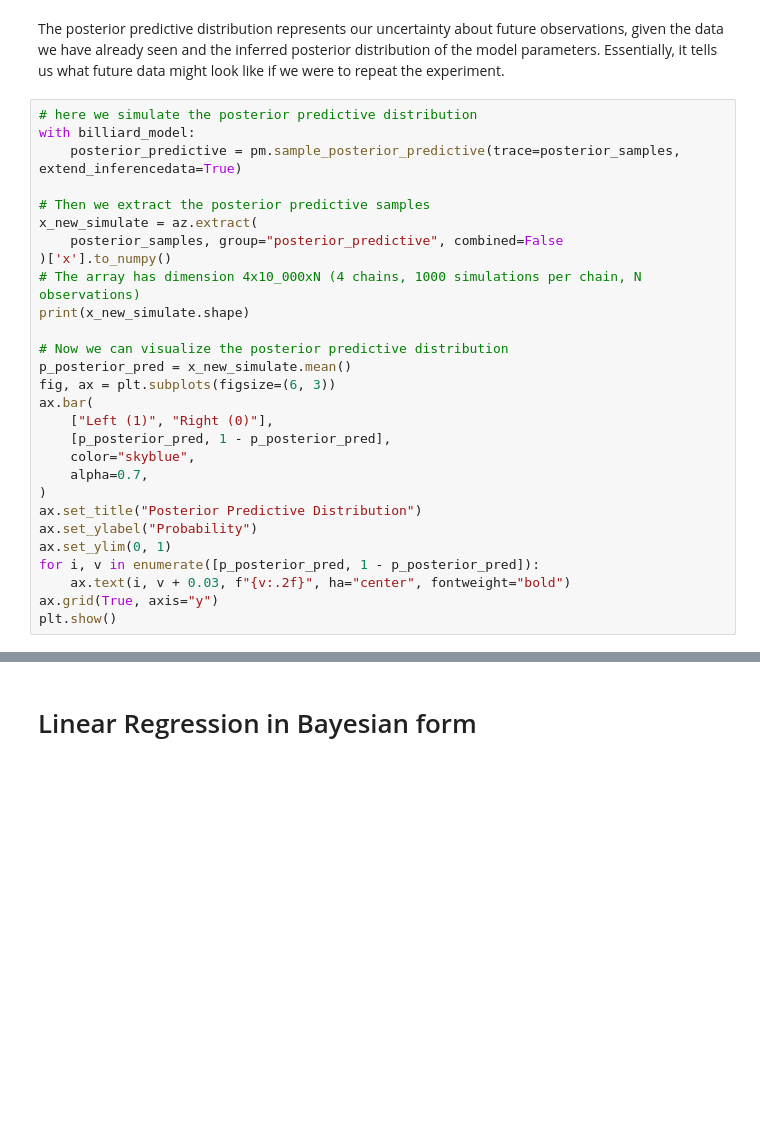
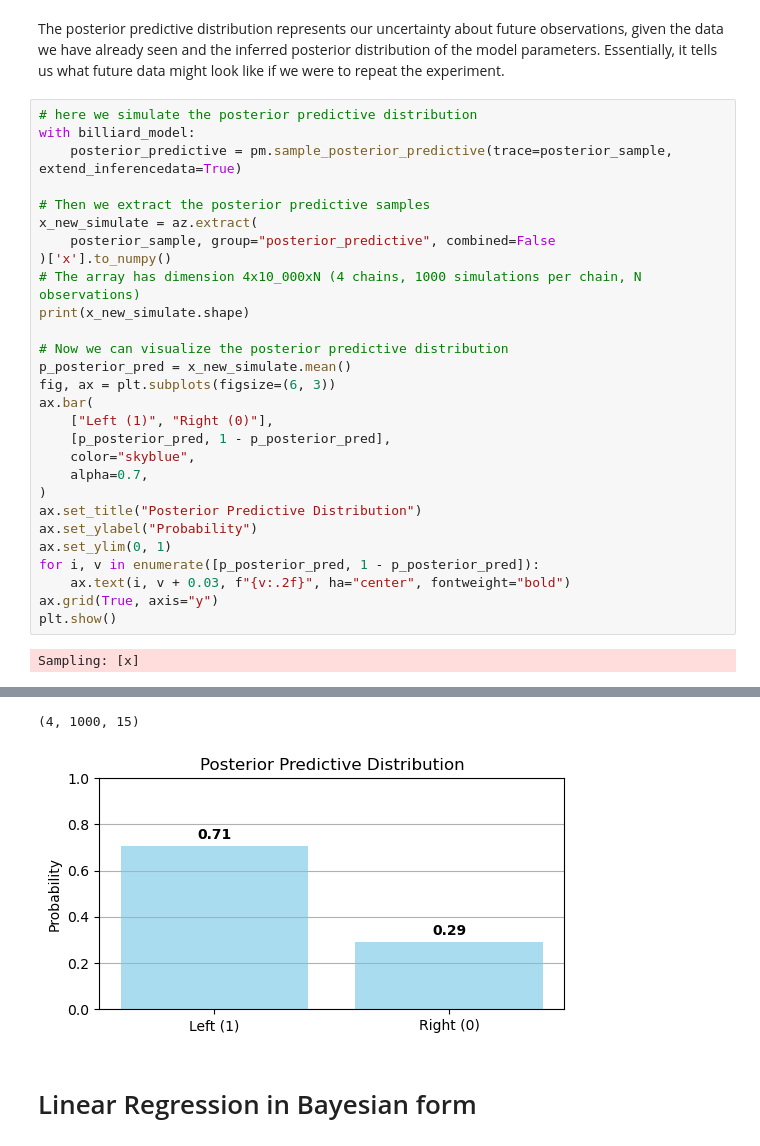
Before and after one commit to mona-borth/Hertie_ML_2025_Labs, a Jupyter notebook: lab8.ipynb, the cells around one changed output, grey strips where cells are left out. Drawn from its saved outputs; the diff is of its cells as text; blank space fills up the shorter version.

```diff
--- a/lab8.ipynb
+++ b/lab8.ipynb
@@ -170,11 +194,11 @@ The posterior predictive distribution represents our uncertainty about future ob
 # %%
 # here we simulate the posterior predictive distribution
 with billiard_model:
-    posterior_predictive = pm.sample_posterior_predictive(trace=posterior_samples, extend_inferencedata=True)
+    posterior_predictive = pm.sample_posterior_predictive(trace=posterior_sample, extend_inferencedata=True)
 
 # Then we extract the posterior predictive samples
 x_new_simulate = az.extract(
-    posterior_samples, group="posterior_predictive", combined=False
+    posterior_sample, group="posterior_predictive", combined=False
 )['x'].to_numpy()
 # The array has dimension 4x10_000xN (4 chains, 1000 simulations per chain, N observations)
 print(x_new_simulate.shape)
@@ -195,3 +219,5 @@ for i, v in enumerate([p_posterior_pred, 1 - p_posterior_pred]):
     ax.text(i, v + 0.03, f"{v:.2f}", ha="center", fontweight="bold")
 ax.grid(True, axis="y")
 plt.show()
+# %% [output]
+Sampling: [x]
@@ -198,3 +226,5 @@ plt.show()
+(4, 1000, 15)
+[figure, added]
 # %% [markdown]
 # Linear Regression in Bayesian form
 # %% [markdown]
```
Also changed, not shown: parts of 18 cells of this notebook.
